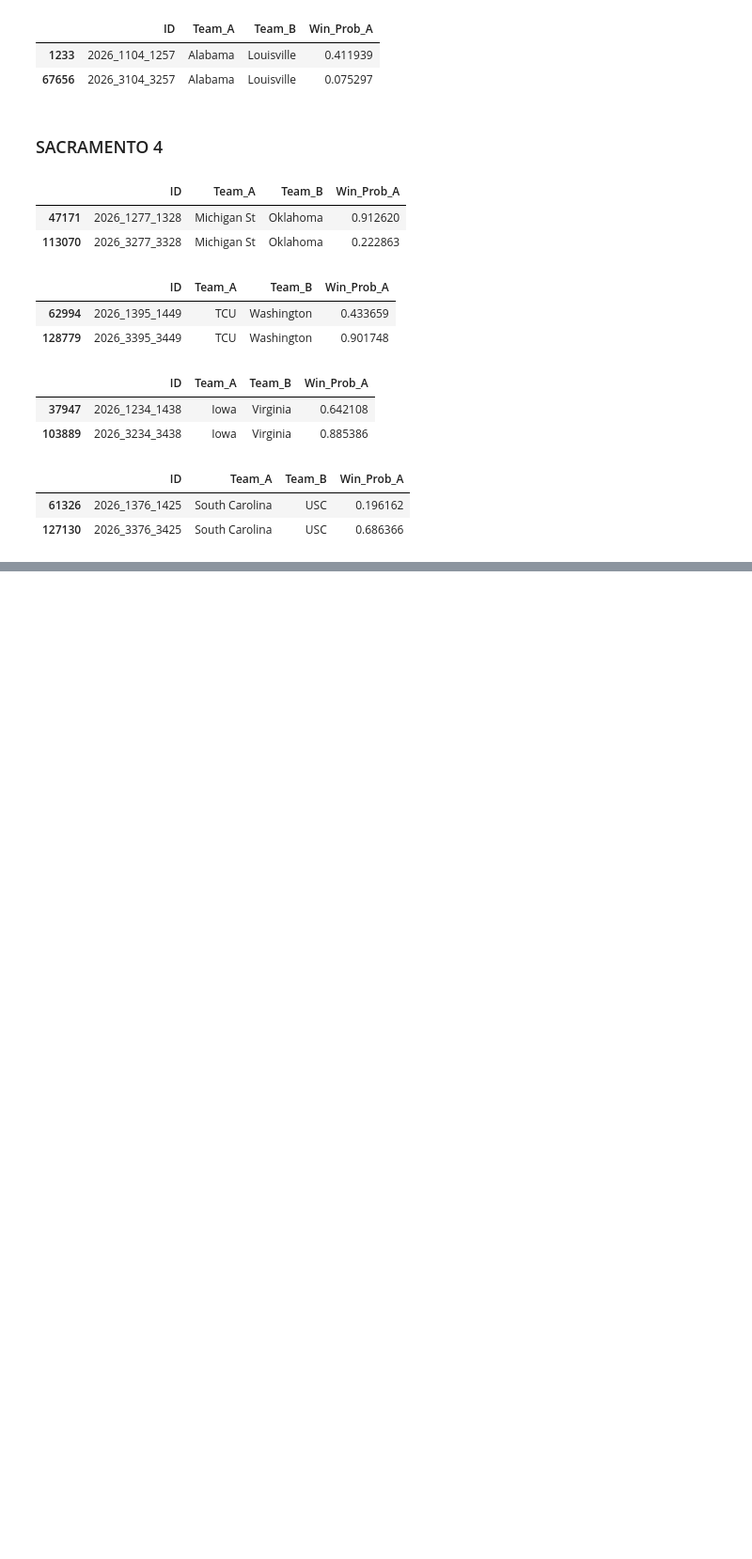
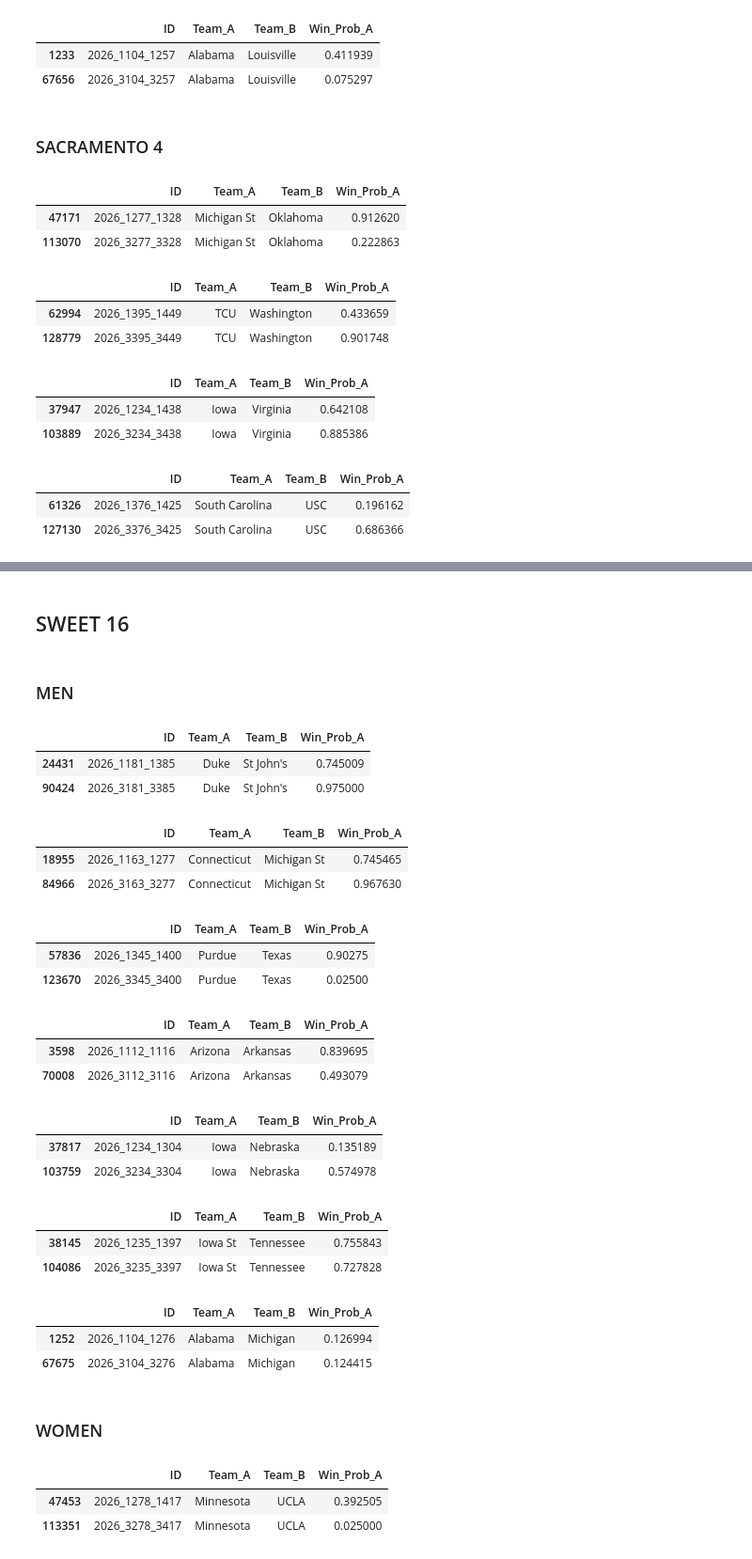
Before and after one commit to oktavianuu/NCAA-okta-2026, a Jupyter notebook: notebooks/score_check.ipynb, the cells around one changed output, grey strips where cells are left out. Shown at 94% size. Drawn from its saved outputs; the diff is of its cells as text; code cells hidden in the pictures; blank space fills up the shorter version.

```diff
--- a/notebooks/score_check.ipynb
+++ b/notebooks/score_check.ipynb
@@ -492,0 +514,54 @@ match("South Carolina", "USC", data)
+# %% [markdown]
+## SWEET 16
+# %% [markdown]
+### MEN
+# %%
+match("Duke", "St John's", data)
+# %% [output]
+|  | ID | Team_A | Team_B | Win_Prob_A |
+| 24431 | 2026_1181_1385 | Duke | St John's | 0.745009 |
+| 90424 | 2026_3181_3385 | Duke | St John's | 0.975000 |
+# %%
+match("Michigan St", "Connecticut", data)
+# %% [output]
+|  | ID | Team_A | Team_B | Win_Prob_A |
+| 18955 | 2026_1163_1277 | Connecticut | Michigan St | 0.745465 |
+| 84966 | 2026_3163_3277 | Connecticut | Michigan St | 0.967630 |
+# %%
+match("Texas", "Purdue", data)
+# %% [output]
+|  | ID | Team_A | Team_B | Win_Prob_A |
+| 57836 | 2026_1345_1400 | Purdue | Texas | 0.90275 |
+| 123670 | 2026_3345_3400 | Purdue | Texas | 0.02500 |
+# %%
+match("Arizona", "Arkansas", data)
+# %% [output]
+|  | ID | Team_A | Team_B | Win_Prob_A |
+| 3598 | 2026_1112_1116 | Arizona | Arkansas | 0.839695 |
+| 70008 | 2026_3112_3116 | Arizona | Arkansas | 0.493079 |
+# %%
+match("Iowa", "Nebraska", data)
+# %% [output]
+|  | ID | Team_A | Team_B | Win_Prob_A |
+| 37817 | 2026_1234_1304 | Iowa | Nebraska | 0.135189 |
+| 103759 | 2026_3234_3304 | Iowa | Nebraska | 0.574978 |
+# %%
+match("Iowa St","Tennessee", data)
+# %% [output]
+|  | ID | Team_A | Team_B | Win_Prob_A |
+| 38145 | 2026_1235_1397 | Iowa St | Tennessee | 0.755843 |
+| 104086 | 2026_3235_3397 | Iowa St | Tennessee | 0.727828 |
+# %%
+match("Michigan", "Alabama", data)
+# %% [output]
+|  | ID | Team_A | Team_B | Win_Prob_A |
+| 1252 | 2026_1104_1276 | Alabama | Michigan | 0.126994 |
+| 67675 | 2026_3104_3276 | Alabama | Michigan | 0.124415 |
+# %% [markdown]
+### WOMEN
+# %%
+match("UCLA", "Minnesota", data)
+# %% [output]
+|  | ID | Team_A | Team_B | Win_Prob_A |
+| 47453 | 2026_1278_1417 | Minnesota | UCLA | 0.392505 |
+| 113351 | 2026_3278_3417 | Minnesota | UCLA | 0.025000 |
```
Also changed, not shown: parts of 29 cells of this notebook, 3 other files.
